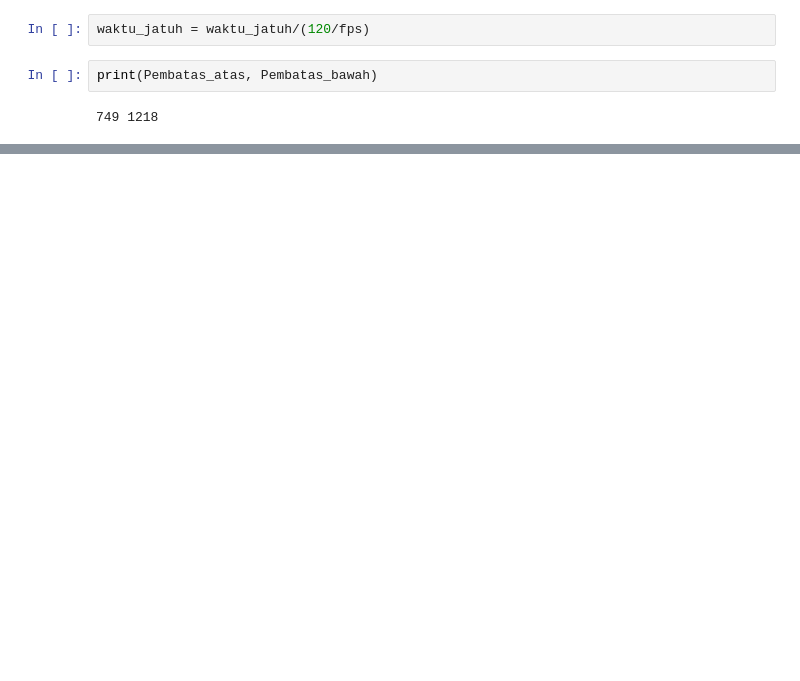
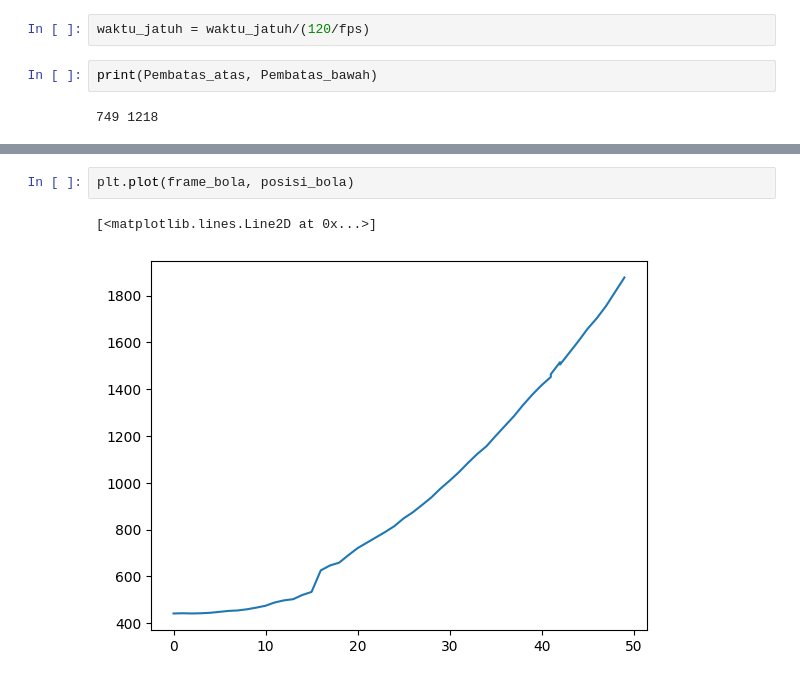
Before and after one commit to Amario1306619051/Freely-Falling-Object-Calculation-Using-YOLOv3, a Jupyter notebook: 10.Analisis.ipynb, the cells around one changed output, grey strips where cells are left out. Saved outputs shown, nothing was run; the diff lists cells and outputs as text; blank space fills up the shorter version.

```diff
--- a/10.Analisis.ipynb
+++ b/10.Analisis.ipynb
@@ -141,0 +164,5 @@ print(percepatan_gravitasi)
+# %%
+plt.plot(frame_bola, posisi_bola)
+# %% [output]
+[<matplotlib.lines.Line2D at 0x...>]
+[figure, added]
```
Also changed, not shown: parts of 5 cells of this notebook, 1 other file.
